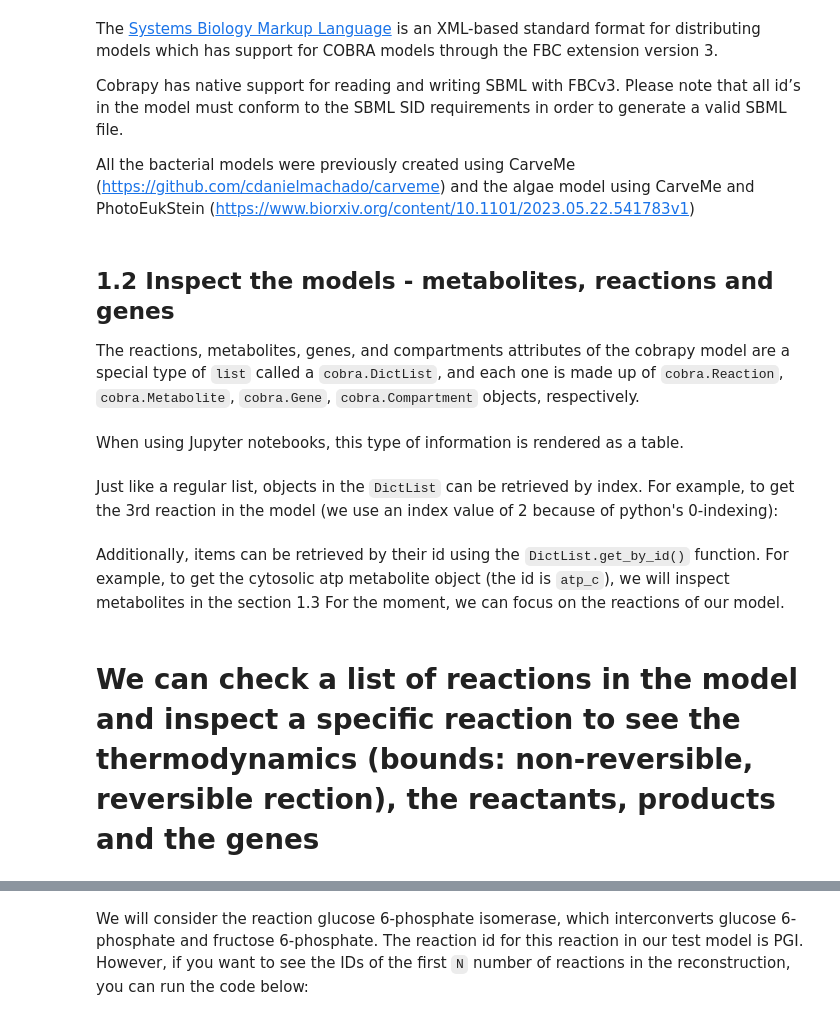
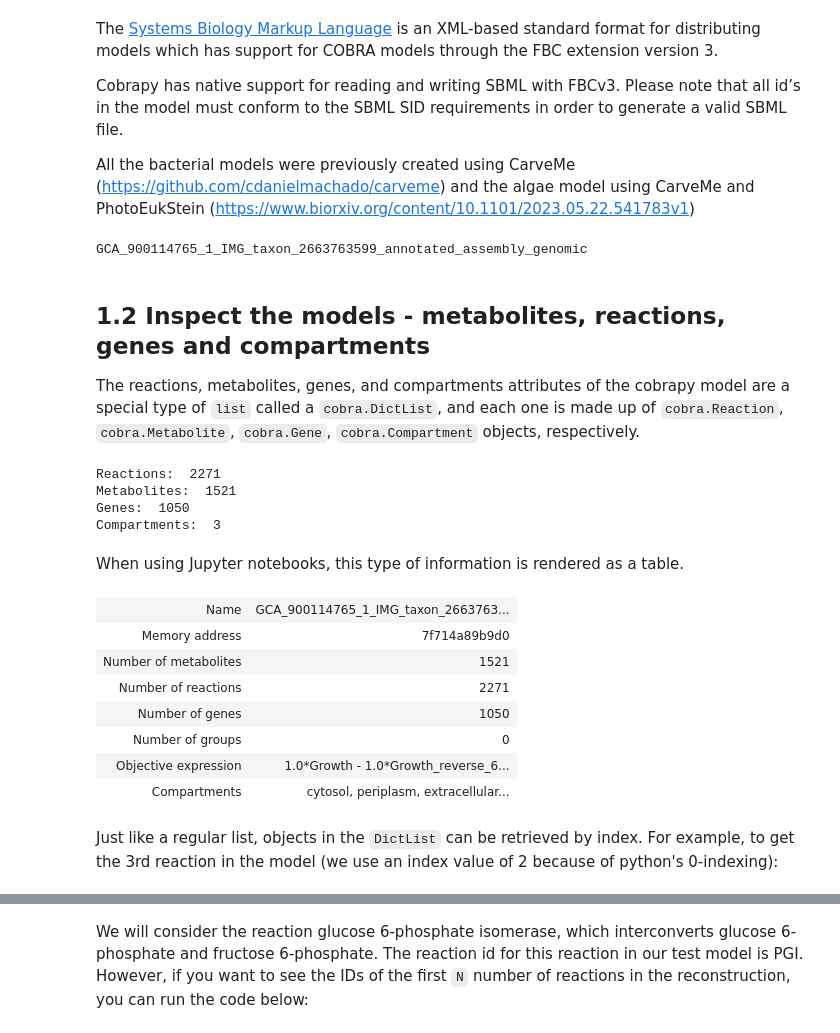
Before and after one commit to zimmermann-kogadeeva-group/Practical_Metabolic_modelling, a Jupyter notebook: Scripts/notebooks/1_fba.ipynb, the cells around one changed output, grey strips where cells are left out. Saved outputs shown, nothing was run; the diff lists cells and outputs as text; code cells hidden in the pictures.

```diff
--- a/Scripts/notebooks/1_fba.ipynb
+++ b/Scripts/notebooks/1_fba.ipynb
@@ -40,19 +33,26 @@ Cobrapy has native support for reading and writing SBML with FBCv3. Please note
 All the bacterial models were previously created using CarveMe (https://github.com/cdanielmachado/carveme) and the algae model using CarveMe and PhotoEukStein (https://www.biorxiv.org/content/10.1101/2023.05.22.541783v1)
 # %%
 ## Read model
-model_algae=cobra.io.read_sbml_model("../../Data/Chaetoceros_gracilis.xml")
-model_halop=cobra.io.read_sbml_model("../../Data/Halopseudomonas.xml")
-model_limno=cobra.io.read_sbml_model("../../Data/Limnobacter_thiooxidans.xml")
-model_yoonia=cobra.io.read_sbml_model("../../Data/Yoonia_vestfoldensis.xml")
+#model_algae=read_sbml_model("/scratch/sbenito/SBV001_Courses/EMBO_MCD2026/Practical_Metabolic_modelling/Data/Chaetoceros_gracilis.xml")
+model_halop=read_sbml_model("/scratch/sbenito/SBV001_Courses/EMBO_MCD2026/Practical_Metabolic_modelling/Data/Halopseudomonas.xml")
+#model_limno=read_sbml_model("/scratch/sbenito/SBV001_Courses/EMBO_MCD2026/Practical_Metabolic_modelling/Data/Limnobacter_thiooxidans.xml")
+#model_yoonia=read_sbml_model("/scratch/sbenito/SBV001_Courses/EMBO_MCD2026/Practical_Metabolic_modelling/Data/Yoonia_vestfoldensis.xml")
+# %% [output]
+GCA_900114765_1_IMG_taxon_2663763599_annotated_assembly_genomic
 # %% [markdown]
-## 1.2 Inspect the models - metabolites, reactions and genes
+## 1.2 Inspect the models - metabolites, reactions, genes and compartments
 
 The reactions, metabolites, genes, and compartments attributes of the cobrapy model are a special type of `list` called a `cobra.DictList`, and each one is made up of `cobra.Reaction`, `cobra.Metabolite`, `cobra.Gene`, `cobra.Compartment` objects, respectively.
 # %%
 #Inpect the model composition
-print("Reactions: ",len(model_algae.reactions))
-print("Metabolites: ",len(model_algae.metabolites))
-print("Genes: ",len(model_algae.genes))
-print("Compartments: ",len(model_algae.compartments))
+print("Reactions: ",len(model_halop.reactions)) #Total number of reactions
+print("Metabolites: ",len(model_halop.metabolites))
+print("Genes: ",len(model_halop.genes))
+print("Compartments: ",len(model_halop.compartments))
+# %% [output]
+Reactions:  2271
+Metabolites:  1521
+Genes:  1050
+Compartments:  3
 # %% [markdown]
 When using Jupyter notebooks, this type of information is rendered as a table.
@@ -61,2 +59,13 @@ model_algae
+# %%
+model_halop
+# %% [output]
+| Name | GCA_900114765_1_IMG_taxon_2663763... |
+| Memory address | 7f714a89b9d0 |
+| Number of metabolites | 1521 |
+| Number of reactions | 2271 |
+| Number of genes | 1050 |
+| Number of groups | 0 |
+| Objective expression | 1.0*Growth - 1.0*Growth_reverse_6... |
+| Compartments | cytosol, periplasm, extracellular... |
 # %% [markdown]
 Just like a regular list, objects in the `DictList` can be retrieved by index. For example, to get the 3rd reaction in the model (we use an index value of 2 because of python's 0-indexing):
@@ -65,5 +71,0 @@ model_algae.reactions[2]
-# %% [markdown]
-Additionally, items can be retrieved by their id using the `DictList.get_by_id()` function. For example, to get the cytosolic atp metabolite object (the id is `atp_c`), we will inspect metabolites in the section 1.3
-For the moment, we can focus on the reactions of our model.
-# %% [markdown]
-# We can check a list of reactions in the model and inspect a specific reaction to see the thermodynamics (bounds: non-reversible, reversible rection), the reactants, products and the genes
```
Also changed, not shown: parts of 77 cells of this notebook, 1 other file.
